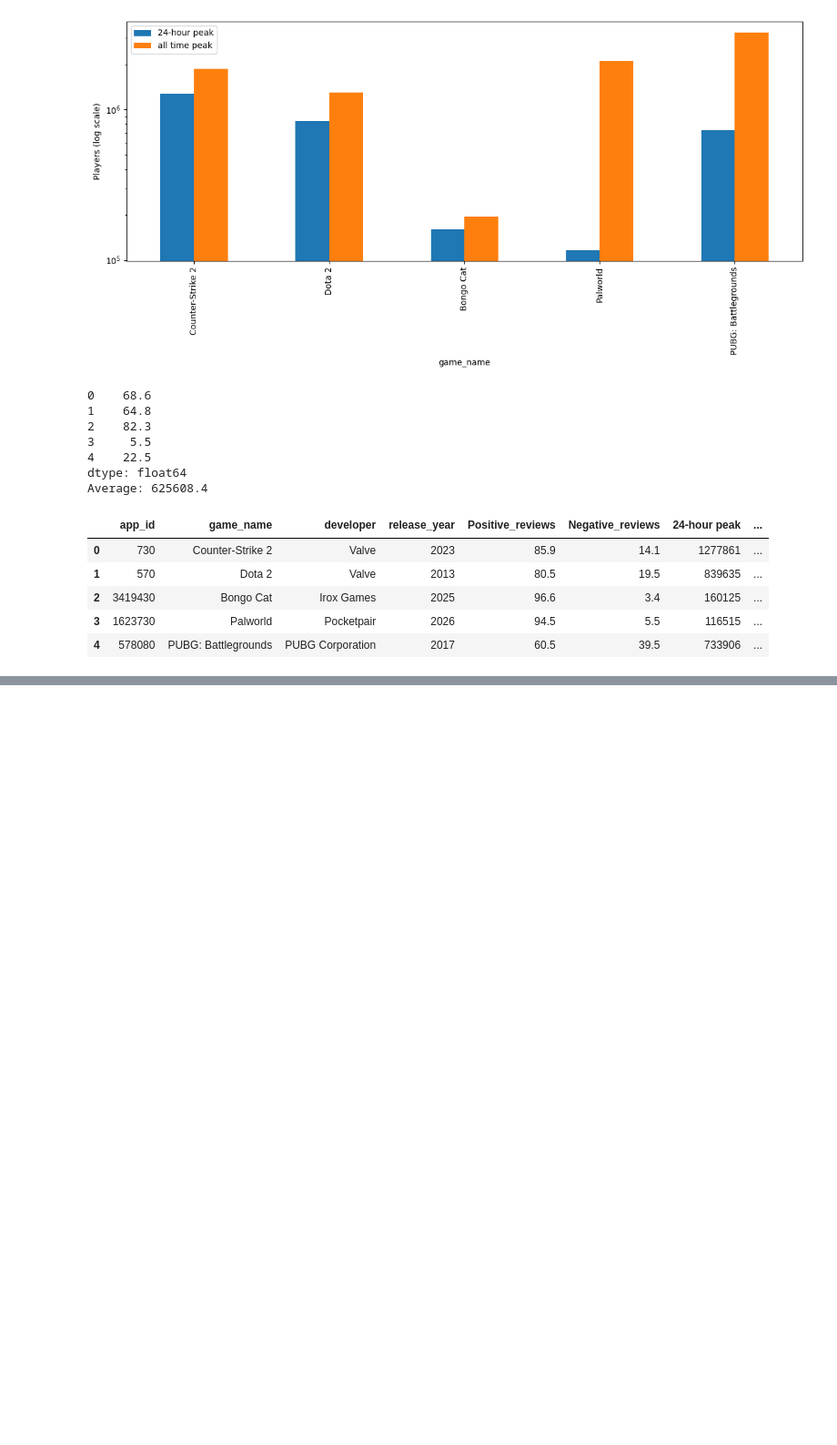
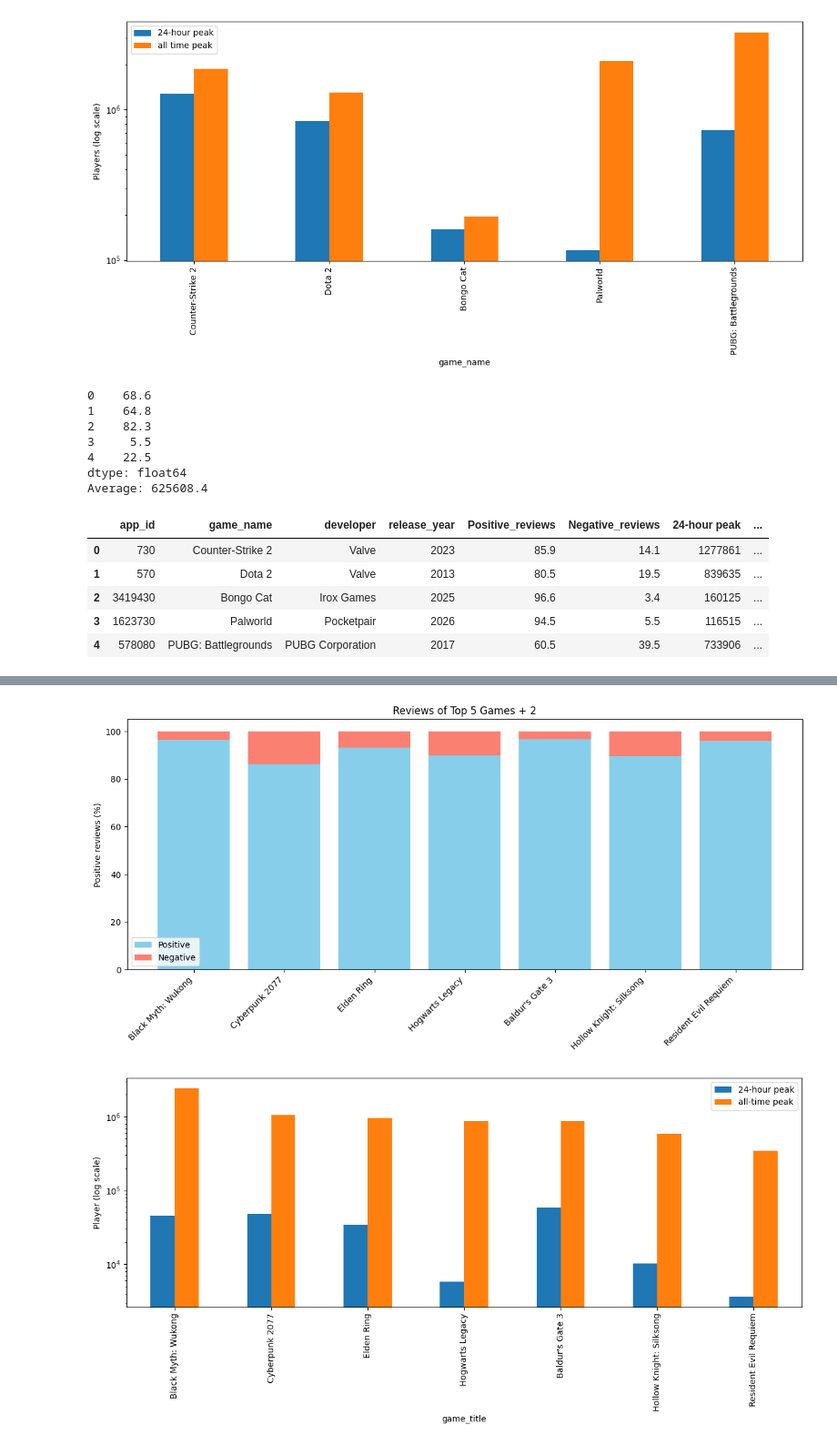
Before and after one commit to HusamAbdelrahim/Analyzing_SteamDB, a Jupyter notebook: Analyzing_SteamDB.ipynb, the cells around one changed output, grey strips where cells are left out. Shown at 91% size. Cells and saved outputs as stored; diff of their text form; code cells hidden in the pictures; blank space fills up the shorter version.

```diff
--- a/Analyzing_SteamDB.ipynb
+++ b/Analyzing_SteamDB.ipynb
@@ -241,3 +241,74 @@ Average: 625608.4
 | 2 | 3419430 | Bongo Cat | Irox Games | 2025 | 96.6 | 3.4 | 160125 | ... |
 | 3 | 1623730 | Palworld | Pocketpair | 2026 | 94.5 | 5.5 | 116515 | ... |
 | 4 | 578080 | PUBG: Battlegrounds | PUBG Corporation | 2017 | 60.5 | 39.5 | 733906 | ... |
+# %%
+df = pd.read_csv("SteamDB_sp_analysis.csv")
+
+
+df_tidy2 = pd.melt(
+    df,
+    id_vars = ["app_id", "game_title", "developer", "year", "all-time peak", "24-hour peak"],
+    value_vars = ["positive reviews", "negative reviews"],
+    var_name= "Reviews",
+    value_name= "Actual name"
+)
+
+total_sum2 = 0
+count2 = 0
+
+for index, row in df.iterrows():
+    total_sum2 += row ["all-time peak"]
+    count2 += 1
+average = total_sum2 / count2 if count > 0 else 0
+
+total_sum3 = 0
+count3 = 0
+
+for index, row in df.iterrows():
+    total_sum3 += row ["24-hour peak"]
+    count3 += 1
+average = total_sum3 / count3 if count > 0 else 0
+
+peak_avg = df["all-time peak"].mean()
+day_avg = df["24-hour peak"].mean()
+
+# peak percentage
+
+df_caluclation2 = df ["Peak %"] = (df["24-hour peak"] / df ["all-time peak"] * 100).round(1)
+
+# reviews percentage
+
+df_caluclation3 = df [" Positive %"] = (df["positive reviews"] / df["negative reviews"] + df["negative reviews"] * 100).round(1)
+
+result = df.groupby("game_title")[["24-hour peak", "all-time peak", "positive reviews", "negative reviews"]].sum()
+
+
+
+
+display(df.head(7))
+print(result)
+print(df_caluclation2)
+print(df_caluclation3)
+
+
+# first graph
+
+plt.figure(figsize=(12,6))
+plt.bar(df["game_title"], df["positive reviews"], label = "Positive", color = "skyblue")
+plt.bar(df["game_title"], df["negative reviews"], bottom = df["positive reviews"], label = "Negative", color = "salmon")
+
+plt.ylabel("Positive reviews (%)")
+plt.title("Reviews of Top 5 Games + 2")
+plt.xticks(rotation = 45, ha = "right")
+plt.tight_layout()
+plt.legend()
+plt.show()
+
+# Second graph
+
+wide = df.set_index("game_title")[["24-hour peak", "all-time peak"]]
+ax = wide.plot.bar(figsize = (12, 6), logy = True)
+ax.set_ylabel("Player (log scale)")
+plt.tight_layout()
+plt.show()
+# %% [output]
@@ -243,0 +340,2 @@ Average: 625608.4
+[figure, added]
+[figure, added]
```
Also changed, not shown: parts of 2 cells of this notebook.
